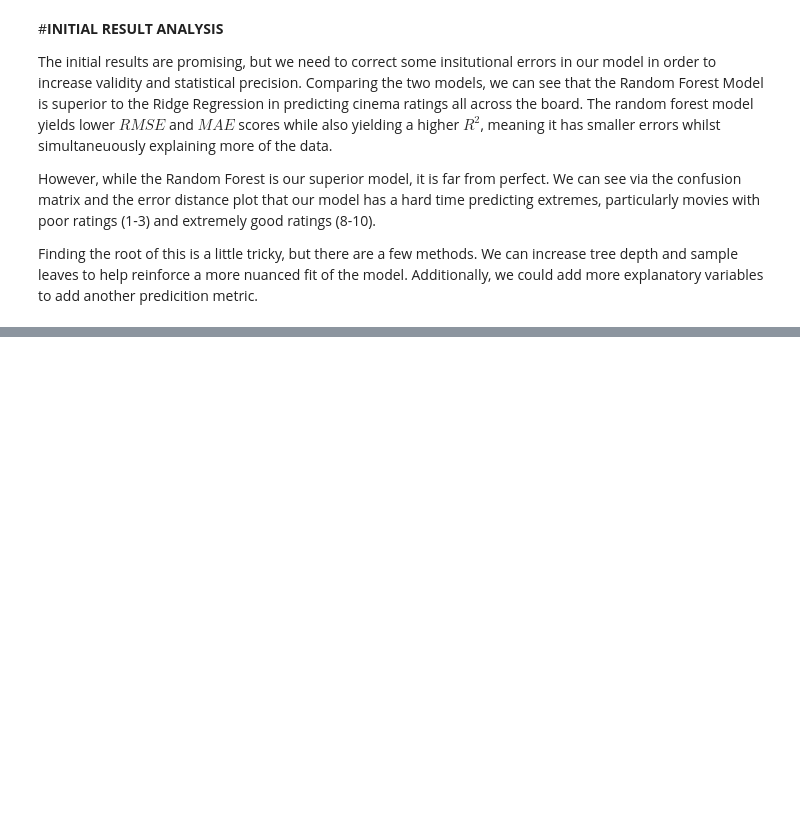
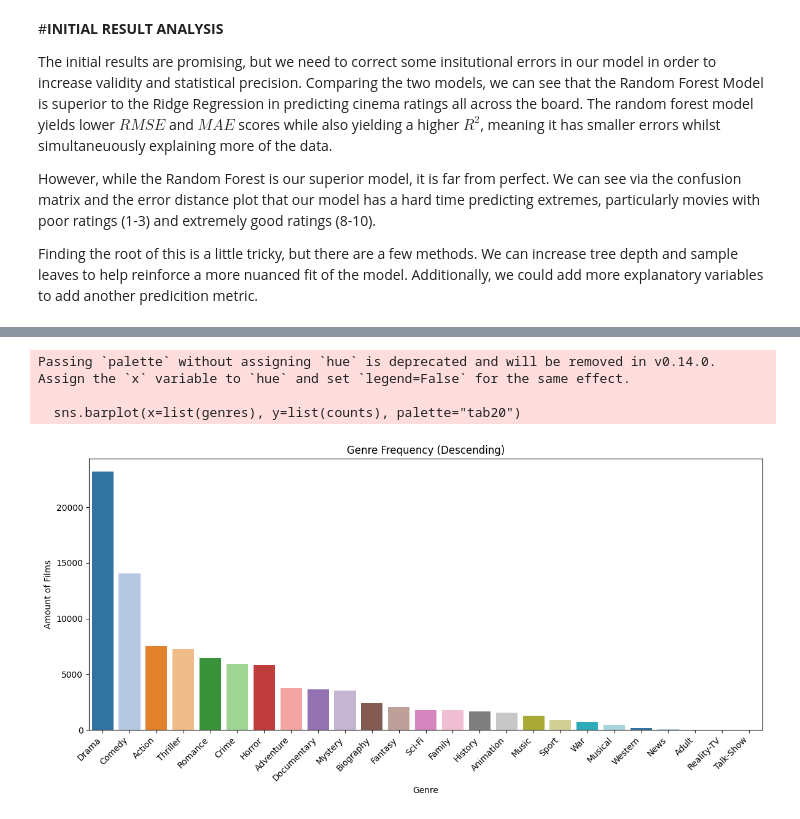
Before and after one commit to teagankryan/DS_Project, a Jupyter notebook: DS_Project_Code.ipynb, the cells around one changed output, grey strips where cells are left out. Cells and saved outputs as stored; diff of their text form; code cells hidden in the pictures; blank space fills up the shorter version.

```diff
--- a/DS_Project_Code.ipynb
+++ b/DS_Project_Code.ipynb
@@ -401,0 +454,25 @@ Finding the root of this is a little tricky, but there are a few methods. We can
+# %%
+import matplotlib.pyplot as plt
+import seaborn as sns
+from collections import Counter
+
+# Count each genre in all lists
+genre_counts = Counter([g for sublist in df['genres_parsed'] for g in sublist])
+
+# Sort genres by frequency (descending)
+genres, counts = zip(*sorted(genre_counts.items(), key=lambda x: x[1], reverse=True))
+
+plt.figure(figsize=(12, 6))
+sns.barplot(x=list(genres), y=list(counts), palette="tab20")
+
+plt.xticks(rotation=45, ha='right')
+plt.title("Genre Frequency (Descending)")
+plt.xlabel("Genre")
+plt.ylabel("Amount of Films")
+plt.tight_layout()
+plt.show()
+# %% [output]
+Passing `palette` without assigning `hue` is deprecated and will be removed in v0.14.0. Assign the `x` variable to `hue` and set `legend=False` for the same effect.
+
+  sns.barplot(x=list(genres), y=list(counts), palette="tab20")
+[figure, added]
```
Also changed, not shown: parts of 22 cells of this notebook.
